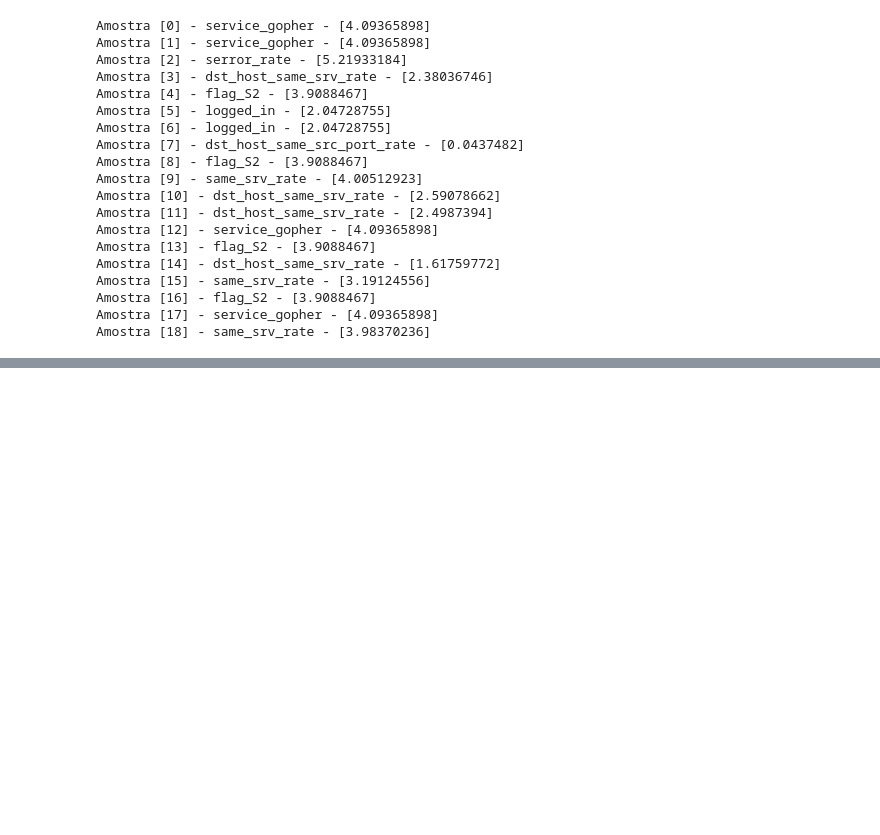
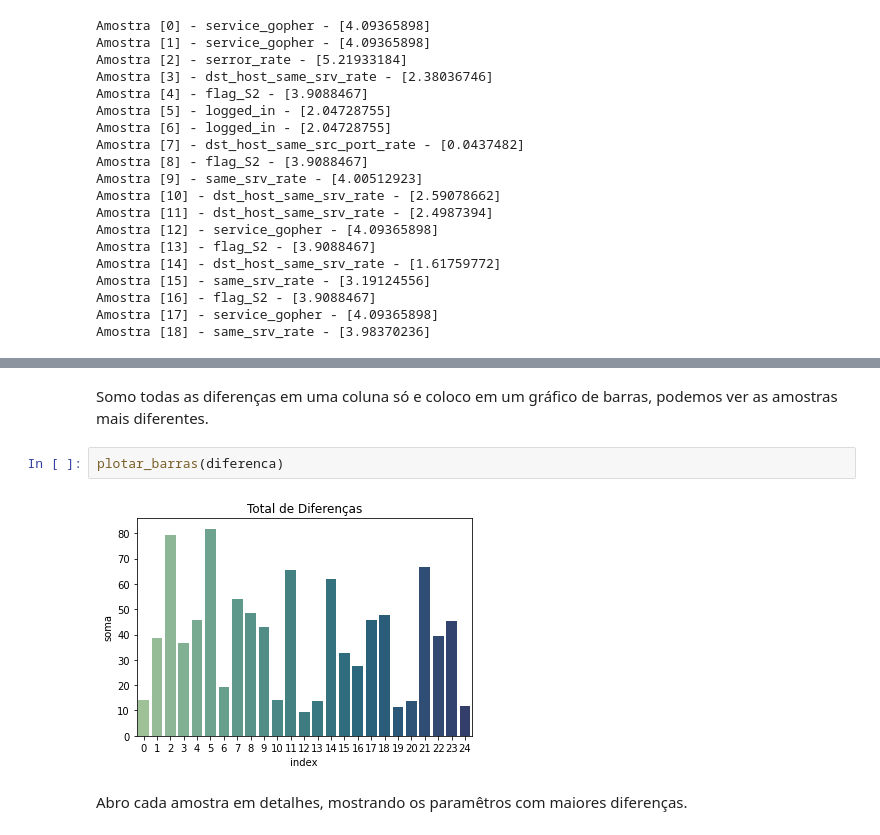
Before and after one commit to luizfcharry/visualizacoes, a Jupyter notebook: visualizacoes.ipynb, the cells around one changed output, grey strips where cells are left out. Cells and saved outputs as stored; diff of their text form; blank space fills up the shorter version.

```diff
--- a/visualizacoes.ipynb
+++ b/visualizacoes.ipynb
@@ -224,0 +241,8 @@ Amostra [18] - same_srv_rate - [3.98370236]
+# %% [markdown]
+Somo todas as diferenças em uma coluna só e coloco em um gráfico de barras, podemos ver as amostras mais diferentes.
+# %%
+plotar_barras(diferenca)
+# %% [output]
+[figure, added]
+# %% [markdown]
+Abro cada amostra em detalhes, mostrando os paramêtros com maiores diferenças.
```
Also changed, not shown: parts of 26 cells of this notebook, 12 other files.
